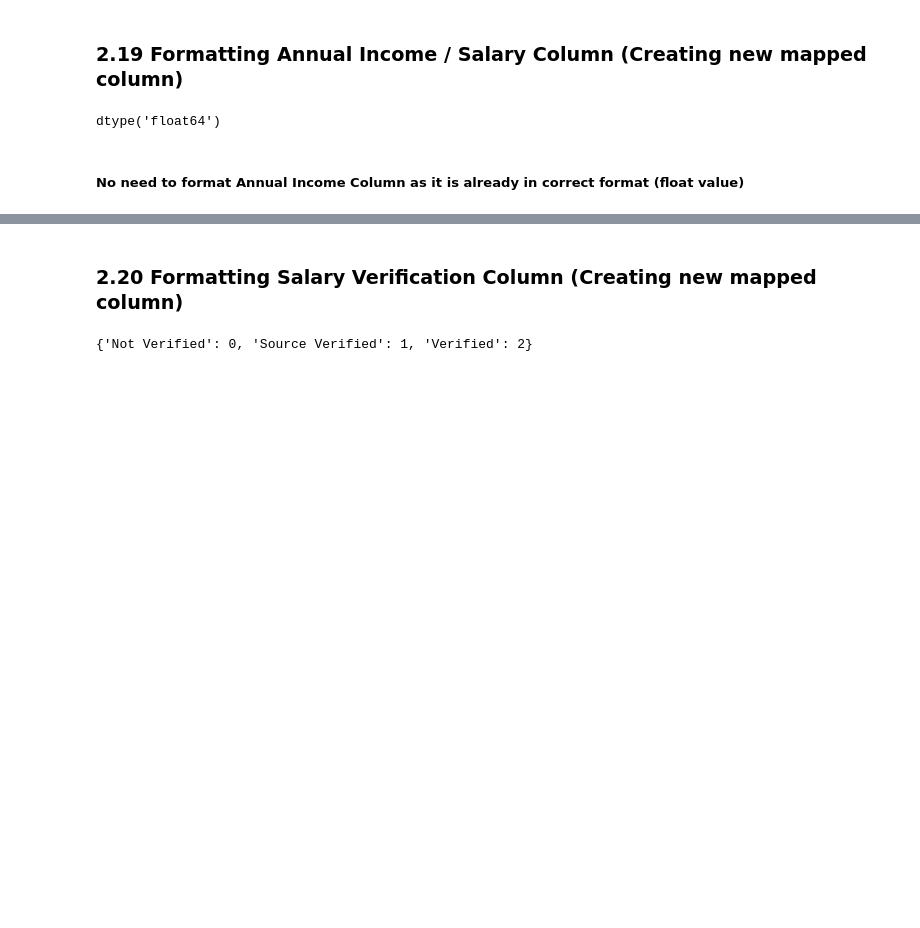
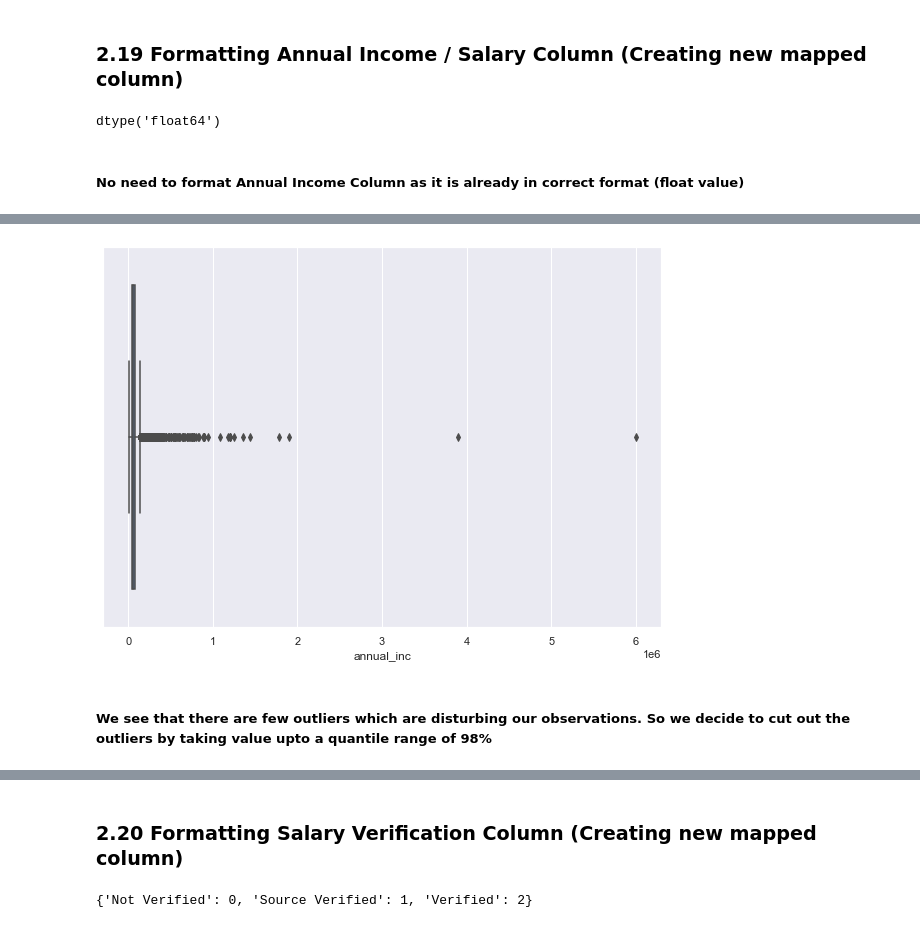
Before and after one commit to akshaykadam100/Lending-Club-Case-Study, a Jupyter notebook: Group_Facilitator_Name.ipynb, the cells around one changed output, grey strips where cells are left out. Drawn from its saved outputs; the diff is of its cells as text; code cells hidden in the pictures; blank space fills up the shorter version.

Commit message:
Sem-Finalised Data Cleaning & Date Sourcing

```diff
--- a/Group_Facilitator_Name.ipynb
+++ b/Group_Facilitator_Name.ipynb
@@ -197,0 +198,3 @@ raw_data['funded_amount_category'] = raw_data['funded_amnt'].apply(lambda x: mat
+# %%
+funded_amount_range = [*range(0, raw_data['funded_amnt'].max() + 5000, 5000)]
+raw_data['funded_amount_category'] = pd.cut(raw_data['funded_amnt'], funded_amount_range)
@@ -208,4 +232,7 @@ raw_data['term'] = raw_data.term.apply(extract_valid_month_from_months_column)
 # %%
 raw_data['int_rate'] = raw_data.int_rate.apply(extract_valid_float_from_cell)
 # %%
-raw_data['int_rate_category'] = raw_data['int_rate'].apply(lambda x: math.ceil(x))
+# raw_data['int_rate_category'] = raw_data['int_rate'].apply(lambda x: math.ceil(x))
+# %%
+int_rate_range = [*range(math.floor(raw_data['int_rate'].min()), math.ceil(raw_data['int_rate'].max() + 1.0), 1)]
+raw_data['int_rate_category'] = pd.cut(raw_data['int_rate'], int_rate_range)
@@ -313,4 +409,4 @@ dtype('float64')
 # %% [markdown]
 ##### No need to format Annual Income Column as it is already in correct format (float value)
 # %%
-raw_data['annual_inc_category'] = raw_data['annual_inc'].apply(lambda x: math.ceil(x/50000.00) * 50000)
+# raw_data['annual_inc_category'] = raw_data['annual_inc'].apply(lambda x: math.ceil(x/50000.00) * 50000)
@@ -316,0 +425,7 @@ raw_data['annual_inc_category'] = raw_data['annual_inc'].apply(lambda x: math.ce
+# %%
+sns.boxplot(x=raw_data['annual_inc'], data=raw_data)
+plt.show()
+# %% [output]
+[figure, added]
+# %% [markdown]
+##### We see that there are few outliers which are disturbing our observations. So we decide to cut out the outliers by taking value upto a quantile range of 98%
```
Also changed, not shown: parts of 63 cells of this notebook.
